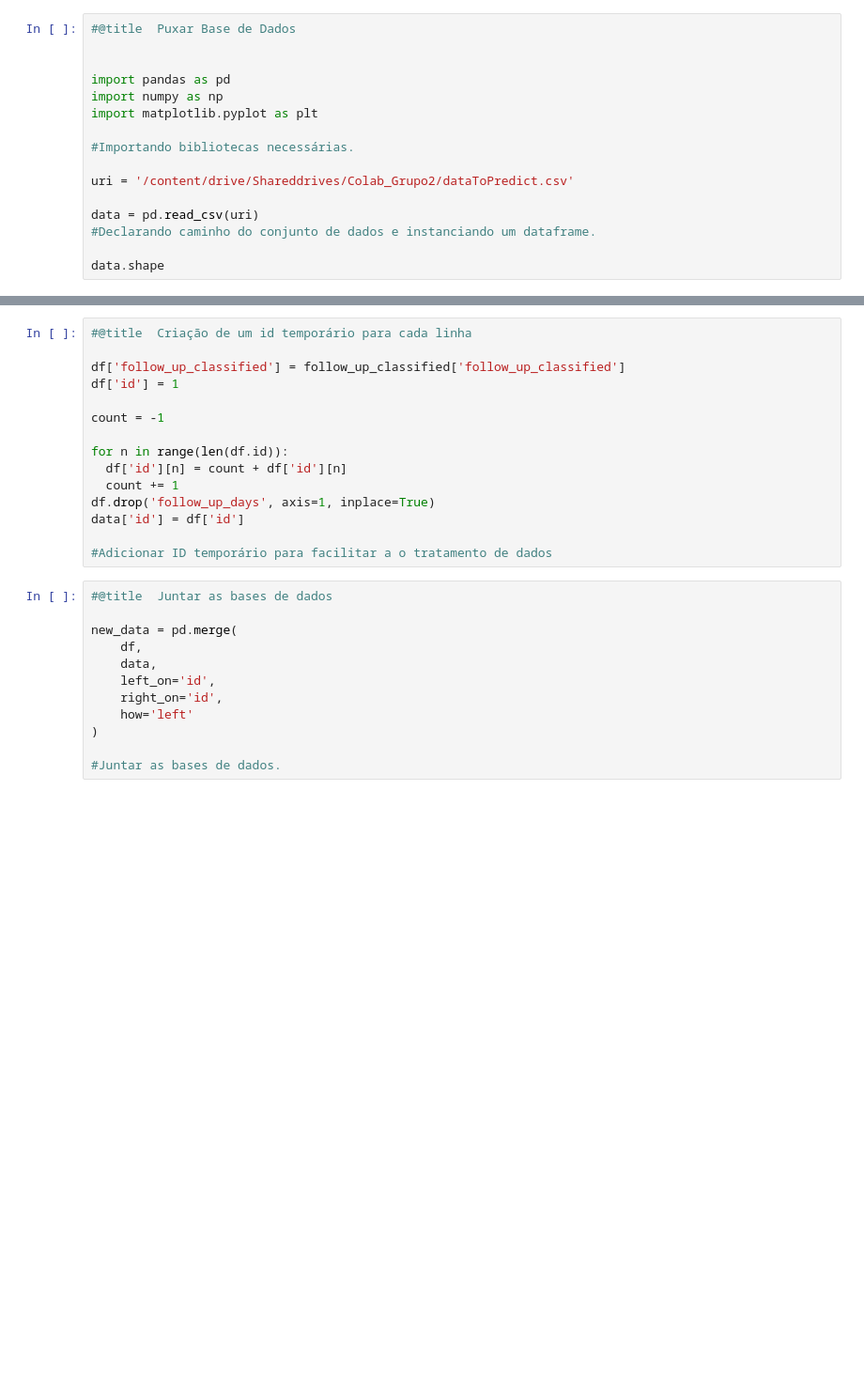
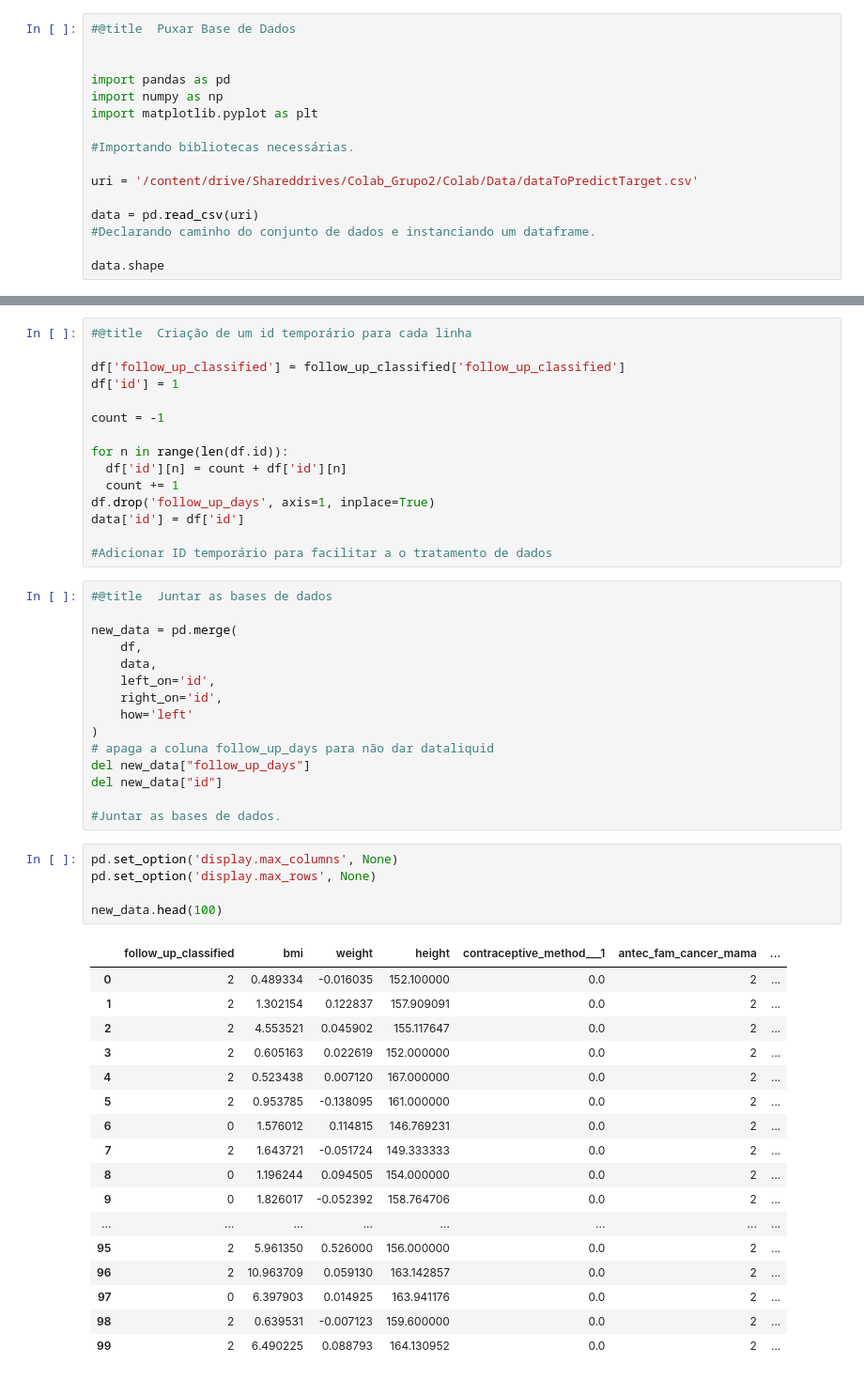
Before and after one commit to 2022M3T4-Inteli/Smart-Health, a Jupyter notebook: Notebook/follow_up_date_classification.ipynb, the cells around one changed output, grey strips where cells are left out. Shown: that part at 94% size. Drawn from its saved outputs; the diff is of its cells as text; blank space fills up the shorter version.

```diff
--- a/Notebook/follow_up_date_classification.ipynb
+++ b/Notebook/follow_up_date_classification.ipynb
@@ -17,7 +17,7 @@ import matplotlib.pyplot as plt
 
 #Importando bibliotecas necessárias.
 
-uri = '/content/drive/Shareddrives/Colab_Grupo2/dataToPredict.csv'
+uri = '/content/drive/Shareddrives/Colab_Grupo2/Colab/Data/dataToPredictTarget.csv'
 
 data = pd.read_csv(uri)
 #Declarando caminho do conjunto de dados e instanciando um dataframe.
@@ -106,8 +89,34 @@ new_data = pd.merge(
     right_on='id',
     how='left'
 )
+# apaga a coluna follow_up_days para não dar dataliquid
+del new_data["follow_up_days"]
+del new_data["id"]
 
 #Juntar as bases de dados.
+# %%
+pd.set_option('display.max_columns', None)
+pd.set_option('display.max_rows', None)
+
+new_data.head(100)
+# %% [output]
+|  | follow_up_classified | bmi | weight | height | contraceptive_method___1 | antec_fam_cancer_mama | ... |
+| 0 | 2 | 0.489334 | -0.016035 | 152.100000 | 0.0 | 2 | ... |
+| 1 | 2 | 1.302154 | 0.122837 | 157.909091 | 0.0 | 2 | ... |
+| 2 | 2 | 4.553521 | 0.045902 | 155.117647 | 0.0 | 2 | ... |
+| 3 | 2 | 0.605163 | 0.022619 | 152.000000 | 0.0 | 2 | ... |
+| 4 | 2 | 0.523438 | 0.007120 | 167.000000 | 0.0 | 2 | ... |
+| 5 | 2 | 0.953785 | -0.138095 | 161.000000 | 0.0 | 2 | ... |
+| 6 | 0 | 1.576012 | 0.114815 | 146.769231 | 0.0 | 2 | ... |
+| 7 | 2 | 1.643721 | -0.051724 | 149.333333 | 0.0 | 2 | ... |
+| 8 | 0 | 1.196244 | 0.094505 | 154.000000 | 0.0 | 2 | ... |
+| 9 | 0 | 1.826017 | -0.052392 | 158.764706 | 0.0 | 2 | ... |
+| ... | ... | ... | ... | ... | ... | ... | ... |
+| 95 | 2 | 5.961350 | 0.526000 | 156.000000 | 0.0 | 2 | ... |
+| 96 | 2 | 10.963709 | 0.059130 | 163.142857 | 0.0 | 2 | ... |
+| 97 | 0 | 6.397903 | 0.014925 | 163.941176 | 0.0 | 2 | ... |
+| 98 | 2 | 0.639531 | -0.007123 | 159.600000 | 0.0 | 2 | ... |
+| 99 | 2 | 6.490225 | 0.088793 | 164.130952 | 0.0 | 2 | ... |
 # %%
 #@title  Salvar base de dados
 
```
Also changed, not shown: parts of 3 cells of this notebook, 9 other files.
